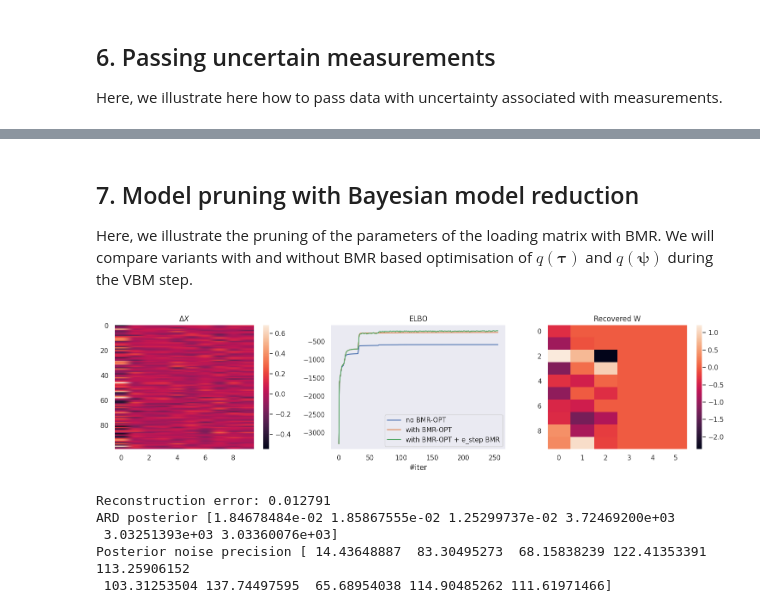
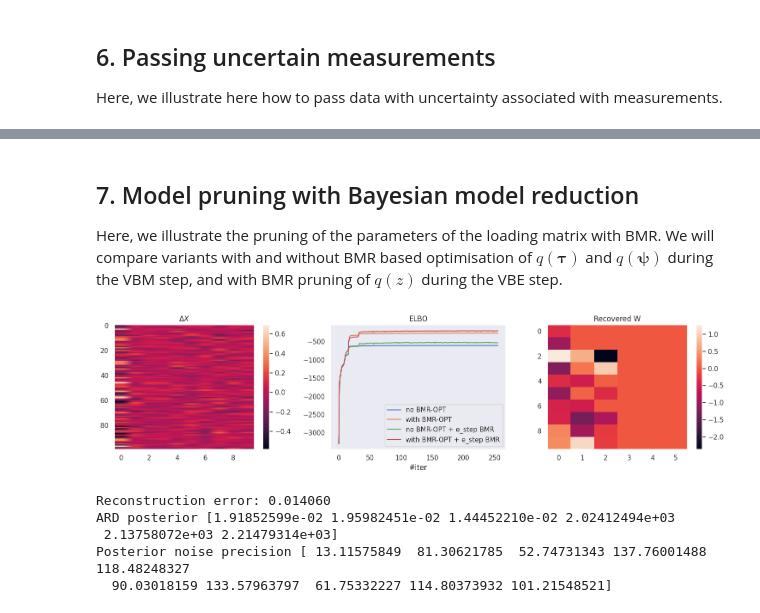
Before and after one commit to dimarkov/sppcax, a Jupyter notebook: examples/debug_factor_analysis.ipynb, the cells around one changed output, grey strips where cells are left out. Saved outputs shown, nothing was run; the diff lists cells and outputs as text; code cells hidden in the pictures.

```diff
--- a/examples/debug_factor_analysis.ipynb
+++ b/examples/debug_factor_analysis.ipynb
@@ -551,30 +549,35 @@ Posterior noise precision [35.82558264 26.02153942 10.73158009 19.65241915 20.80
 ## 7. Model pruning with Bayesian model reduction
 
 Here, we illustrate the pruning of the parameters of the loading matrix with BMR. We will
-compare variants with and without BMR based optimisation of $q(\pmb{\tau})$ and $q(\pmb{\psi})$ during the VBM step.
+compare variants with and without BMR based optimisation of $q(\pmb{\tau})$ and $q(\pmb{\psi})$ during the VBM step, and with BMR pruning of $q(z)$ during the VBE step.
 # %%
 # Initialize model - note that BMR pruning requires random state as it uses Gibbs sampling for prining
 # Initialize model
 model1 = PFA(n_components=2 * n_components, n_features=n_features, bmr_m_step=True)
 model2 = PFA(n_components=2 * n_components, n_features=n_features, optimize_with_bmr=True, bmr_m_step=True)
-model3 = PFA(n_components=2 * n_components, n_features=n_features, optimize_with_bmr=True, bmr_e_step=True, bmr_m_step=True)
+model3 = PFA(n_components=2 * n_components, n_features=n_features, bmr_e_step=True, bmr_m_step=True, bmr_e_step_opts=('max_iter', 2, 'pi', 0.2))
+model4 = PFA(n_components=2 * n_components, n_features=n_features, optimize_with_bmr=True, bmr_e_step=True, bmr_m_step=True, bmr_e_step_opts=('max_iter', 2, 'pi', 0.2))
 
 
 # Fit model
 key, _key = jr.split(key)
-fitted_model1, elbos1 = fit(model1, X, tol=1e-3, n_iter=256, bmr_frequency=32, key=key)
+fitted_model1, elbos1 = fit(model1, X, tol=1e-3, n_iter=256, bmr_frequency=16, key=key)
 
 key, _key = jr.split(key)
-fitted_model2, elbos2 = fit(model2, X, tol=1e-3, n_iter=256, bmr_frequency=32, key=key)
+fitted_model2, elbos2 = fit(model2, X, tol=1e-3, n_iter=256, bmr_frequency=16, key=key)
 
 key, _key = jr.split(key)
-fitted_model3, elbos3 = fit(model3, X, tol=1e-3, n_iter=256, bmr_frequency=32, key=key)
+fitted_model3, elbos3 = fit(model3, X, tol=1e-3, n_iter=256, bmr_frequency=16, key=key)
 
-m = jnp.argmax(jnp.array([elbos1[-1], elbos2[-1], elbos3[-1]])).item()
-f_model = [fitted_model1, fitted_model2, fitted_model3][m]
+key, _key = jr.split(key)
+fitted_model4, elbos4 = fit(model4, X, tol=1e-3, n_iter=256, bmr_frequency=16, key=key)
+
+m = jnp.argmax(jnp.array([elbos1[-1], elbos2[-1], elbos3[-1], elbos4[-1]])).item()
+f_model = [fitted_model1, fitted_model2, fitted_model3, fitted_model4][m]
 
 # Transform data
-qz = transform(f_model, X)
+key, _key = jr.split(key)
+qz = transform(f_model, X, key=_key)
 
 # inverse transform returns a multivariate normal distribution
 X_reconstructed = inverse_transform(f_model, qz).mean
@@ -582,37 +585,38 @@ X_reconstructed = inverse_transform(f_model, qz).mean
 # Visualize results
 plt.figure(figsize=(15, 4))
 
 plt.subplot(131)
 plt.imshow(X - X_reconstructed, aspect='auto')
 plt.title(r'$\Delta X$')
 plt.colorbar()
 
 plt.subplot(132)
 plt.plot(elbos1, label='no BMR-OPT')
 plt.plot(elbos2, label='with BMR-OPT')
-plt.plot(elbos3, label='with BMR-OPT + e_step BMR')
+plt.plot(elbos3, label='no BMR-OPT + e_step BMR')
+plt.plot(elbos4, label='with BMR-OPT + e_step BMR')
 plt.title('ELBO')
 plt.xlabel('#iter')
 plt.legend()
 
 plt.subplot(133)
 plt.imshow(f_model.W_dist.mean, aspect='auto')
 plt.title('Recovered W')
 plt.colorbar()
 
 plt.tight_layout()
 plt.show()
 
 # Print reconstruction error
 error = jnp.mean((X - X_reconstructed) ** 2)
 print(f"Reconstruction error: {error:.6f}")
 
 print("ARD posterior", f_model.W_dist.gamma.mean)
 print("Posterior noise precision", f_model.noise_precision.mean)
 # %% [output]
-[figure, old version]
+[figure, new version]
-Reconstruction error: 0.012791
-ARD posterior [1.84678484e-02 1.85867555e-02 1.25299737e-02 3.72469200e+03
- 3.03251393e+03 3.03360076e+03]
-Posterior noise precision [ 14.43648887  83.30495273  68.15838239 122.41353391 113.25906152
- 103.31253504 137.74497595  65.68954038 114.90485262 111.61971466]
+Reconstruction error: 0.014060
+ARD posterior [1.91852599e-02 1.95982451e-02 1.44452210e-02 2.02412494e+03
+ 2.13758072e+03 2.21479314e+03]
+Posterior noise precision [ 13.11575849  81.30621785  52.74731343 137.76001488 118.48248327
+  90.03018159 133.57963797  61.75332227 114.80373932 101.21548521]
```
Also changed, not shown: parts of 4 cells of this notebook.
